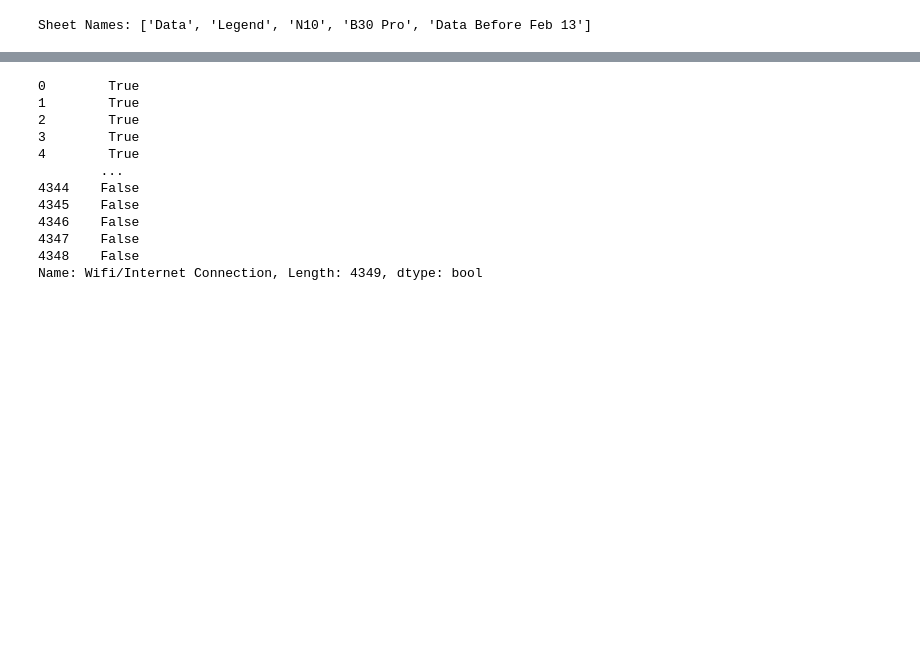
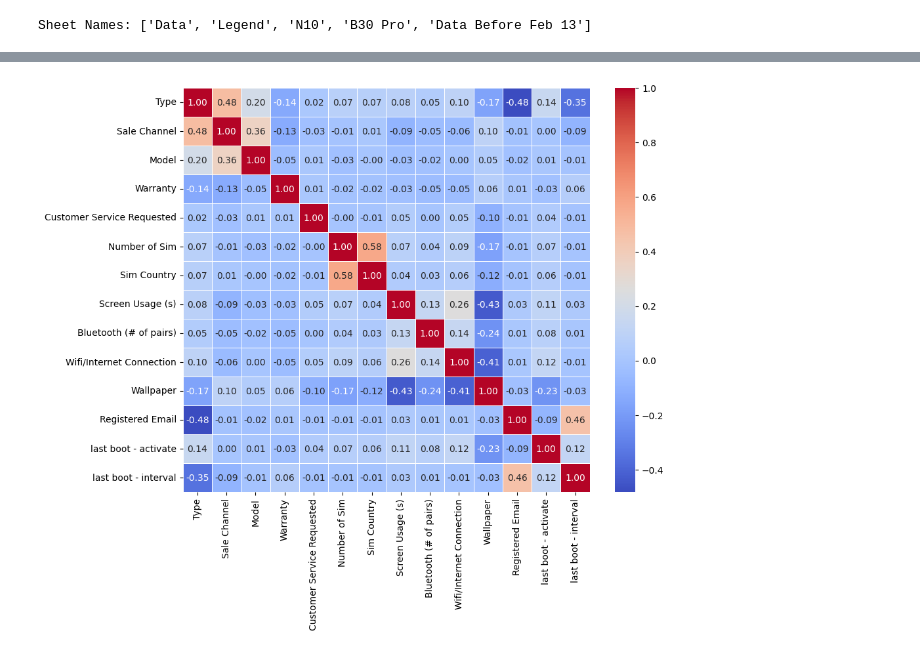
Before and after one commit to ACarrig/NUUMobile1, a Jupyter notebook: backend/Notebooks/churn_factors.ipynb, the cells around one changed output, grey strips where cells are left out. Saved outputs shown, nothing was run; the diff lists cells and outputs as text; code cells hidden in the pictures; blank space fills up the shorter version.

Commit message:
correlation list

```diff
--- a/backend/Notebooks/churn_factors.ipynb
+++ b/backend/Notebooks/churn_factors.ipynb
@@ -20,13 +18,5 @@ b30_df = pd.read_excel(xls_file, sheet_name="B30 Pro")
 # %% [output]
 Sheet Names: ['Data', 'Legend', 'N10', 'B30 Pro', 'Data Before Feb 13']
-# %%
-# Filter down to just churned rows
-beforeFeb_df = beforeFeb_df[beforeFeb_df['Type'] == 'Return']
-data_df = data_df[data_df['Type'] == 'Return']
-
-# some data sheets we already know which columns are churn
-n10_df = n10_df[n10_df['Chrn Flag'] == '1']
-b30_df = b30_df[b30_df['Churn Flag'] == '1']
 # %%
 # Columns that could be used in correlation matrix (FOR 'DATA' SHEET ONLY):
 # 'Sale Channel', 'Model', 'Warranty', 'Customer Service Requested',
@@ -44,11 +34,12 @@ b30_df = b30_df[b30_df['Churn Flag'] == '1']
 saleChannel_to_num = {}
 model_to_num = {}
 sim_to_num = {}
+churn_to_num = {}
 # %%
 # Easy to make numeric for TRUE or FALSE columns
 data_df['Warranty'] = data_df['Warranty'].replace({'Yes': 1, 'No': 0, '': -1, ' ': -1})
 data_df['Wifi/Internet Connection'] = data_df['Wifi/Internet Connection'].replace({'TRUE': 1, 'FALSE': 0, True: 1, False: 0, '': -1, ' ': -1})
-data_df['Registered Email'] = data_df['Registered Email'].replace({'TRUE': 1, 'FALSE': 0, '': -1, ' ': -1})
+data_df['Registered Email'] = data_df['Registered Email'].replace({'TRUE': 1, 'FALSE': 0, True: 1, False: 0, '': -1, ' ': -1})
 
 # For columns w/ lots of data, tricky to make numeric
 # - add each item from list to dict as a key, with value being incrementing i
@@ -77,3 +68,13 @@ for sim in sims:
     sim_to_num[sim] = i
     i += 1
 data_df['Sim Country'] = data_df['Sim Country'].replace(sim_to_num)
+
+# for churn
+'''print(data_df.columns)
+ret_types = data_df['Type'].unique()
+i = 0
+for action in ret_types:
+    churn_to_num[action] = i
+    i += 1
+data_df['Type'] = data_df['Type'].replace(churn_to_num)'''
+data_df['Type'] = data_df['Type'].replace({'Return': 1, 'Repair': 1}).fillna(0)
@@ -80,20 +91,11 @@ data_df['Sim Country'] = data_df['Sim Country'].replace(sim_to_num)
 # %%
-# Now that we more numeric columns, limit data frame to just be those numeric ones
-data_df = data_df[['Sale Channel', 'Model', 'Warranty', 'Customer Service Requested', 'Number of Sim', 'Sim Country', 'Screen Usage (s)', 'Bluetooth (# of pairs)', 'Wifi/Internet Connection','Wallpaper', 'Registered Email', 'last boot - activate', 'last boot - interval']]
+data_df = data_df[['Type', 'Sale Channel', 'Model', 'Warranty', 'Customer Service Requested', 'Number of Sim', 'Sim Country', 'Screen Usage (s)', 'Bluetooth (# of pairs)', 'Wifi/Internet Connection','Wallpaper', 'Registered Email', 'last boot - activate', 'last boot - interval']]
 data_df.fillna(-1, inplace=True)
-print(data_df['Wifi/Internet Connection'])
-
-# With the numeric columns, make correlation heatmap / matrix for churn parameters
-# %% [output]
-0        True
-1        True
-2        True
-3        True
-4        True
-        ...
-4344    False
-4345    False
-4346    False
-4347    False
-4348    False
-Name: Wifi/Internet Connection, Length: 4349, dtype: bool
+# %%
+# Now with numeric df, make heat map
+correlation_matrix = data_df.corr()
+plt.figure(figsize=(10, 8))
+sns.heatmap(correlation_matrix, annot=True, cmap='coolwarm', fmt=".2f", linewidths=0.5)
+plt.show()
+# %% [output]
+[figure, added]
```
Also changed, not shown: parts of 4 cells of this notebook.
